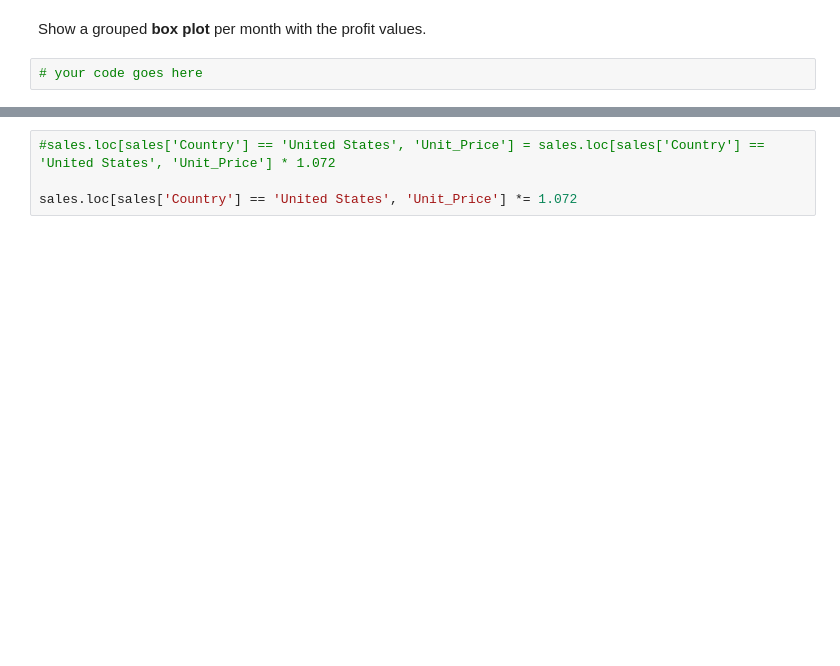
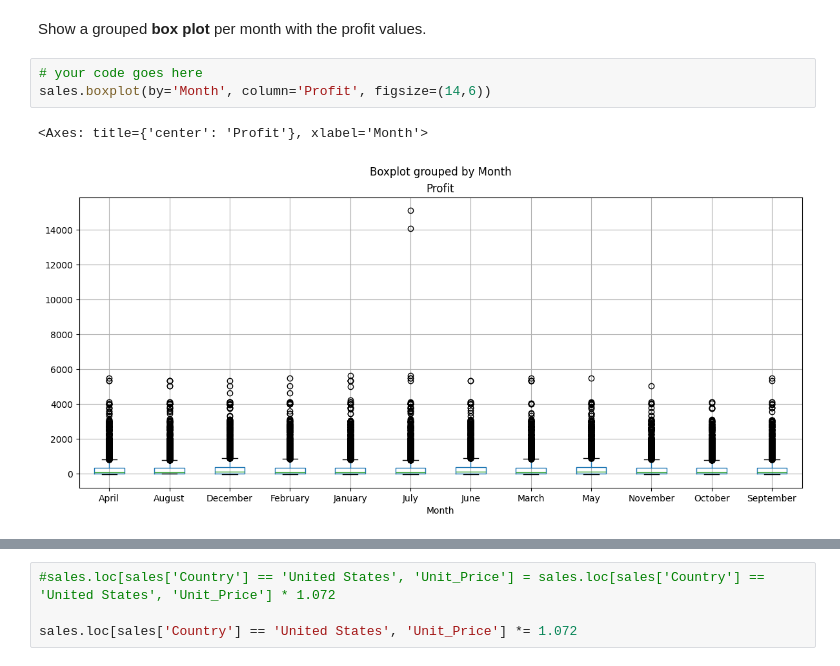
Before and after one commit to jefferpardo1996-a11y/Python-public, a Jupyter notebook: Exercises_1.ipynb, the cells around one changed output, grey strips where cells are left out. Saved outputs shown, nothing was run; the diff lists cells and outputs as text; blank space fills up the shorter version.

```diff
--- a/Exercises_1.ipynb
+++ b/Exercises_1.ipynb
@@ -595,6 +659,10 @@ sales.loc[cond].shape[0]
 Show a grouped <b>box plot</b> per month with the profit values.
 # %%
 # your code goes here
+sales.boxplot(by='Month', column='Profit', figsize=(14,6))
+# %% [output]
+<Axes: title={'center': 'Profit'}, xlabel='Month'>
+[figure, added]
 # %%
 profit_2016 = sales.loc[sales['Year'] == 2016, ['Profit', 'Month']]
 
```
Also changed, not shown: parts of 44 cells of this notebook.
